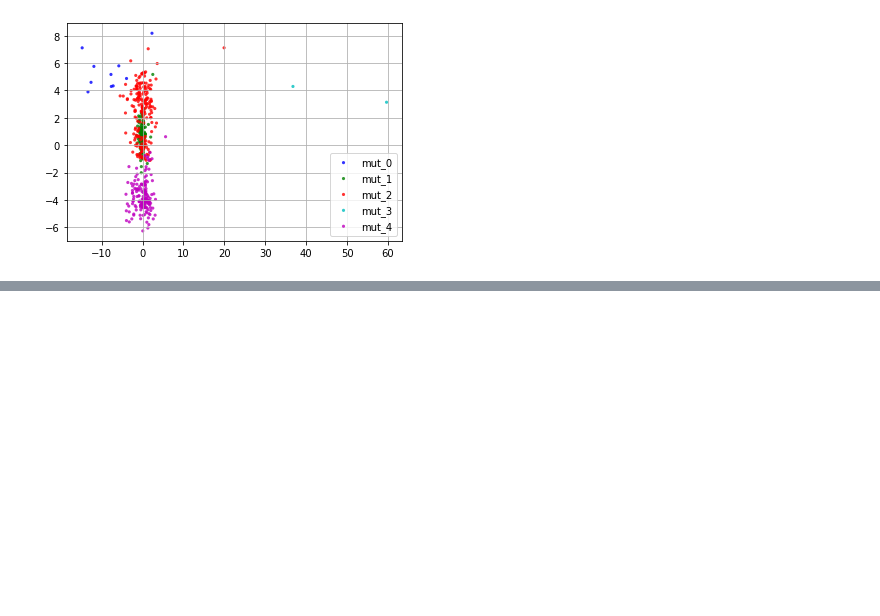
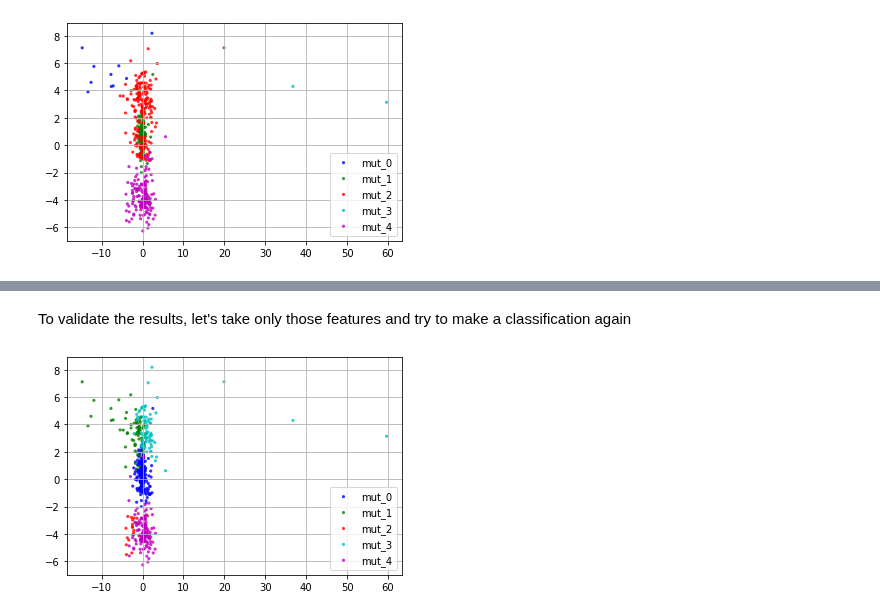
Before and after one commit to aka-sova/236756_Introduction_to_ML, a Jupyter notebook: hw4/wet_alex/data_preparation.ipynb, the cells around one changed output, grey strips where cells are left out. Saved outputs shown, nothing was run; the diff lists cells and outputs as text; code cells hidden in the pictures; blank space fills up the shorter version.

```diff
--- a/hw4/wet_alex/data_preparation.ipynb
+++ b/hw4/wet_alex/data_preparation.ipynb
@@ -197,0 +451,11 @@ plt.show()
+# %%
+indexes_sort = np.argsort(results, kind='quicksort', axis=1)
+
+results_sorted = np.zeros((5,10))
+
+for class_idx in range(5):
+    for order_idx in range(10):
+
+        feature_in_order = indexes_sort[class_idx, order_idx]
+
+        results_sorted[class_idx, feature_in_order] = order_idx
@@ -197,0 +481,45 @@ plt.show()
+# %% [markdown]
+To validate the results, let's take only those features and try to make a classification again
+# %%
+X = df.drop(['ID'], axis=1).values
+features_rows = [1, 2, 3, 6, 7, 8, 9]
+# features_rows = [2, 6, 7, 8, 9]
+X_new = X[:, features_rows]
+
+clustering_virus_truncated = SpectralClustering(n_clusters=5,
+        affinity='nearest_neighbors',
+        assign_labels="discretize",
+        random_state=0).fit(X_new)
+
+labels_spectral_truncated = clustering_virus_truncated.labels_
+
+
+### Using PCA again to vizualize the clusters
+
+# plot scatter for each class
+import matplotlib.pyplot as plt
+
+colors = ('b', 'g', 'r', 'c', 'm')
+
+fig, ax = plt.subplots()
+
+for idx in range(5):
+    color = colors[idx]
+
+    class_idx = [index for index, val in enumerate(labels_spectral_truncated) if val == idx]
+
+
+    x = reduced_data[class_idx,0]
+    y = reduced_data[class_idx,1]
+
+
+    ax.scatter(x, y, c=color, s=10, label=f"mut_{idx}",
+               alpha=0.8, edgecolors='none')
+
+
+ax.legend()
+ax.grid(True)
+
+plt.show()
+# %% [output]
+[figure, added]
```
Also changed, not shown: parts of 22 cells of this notebook.
